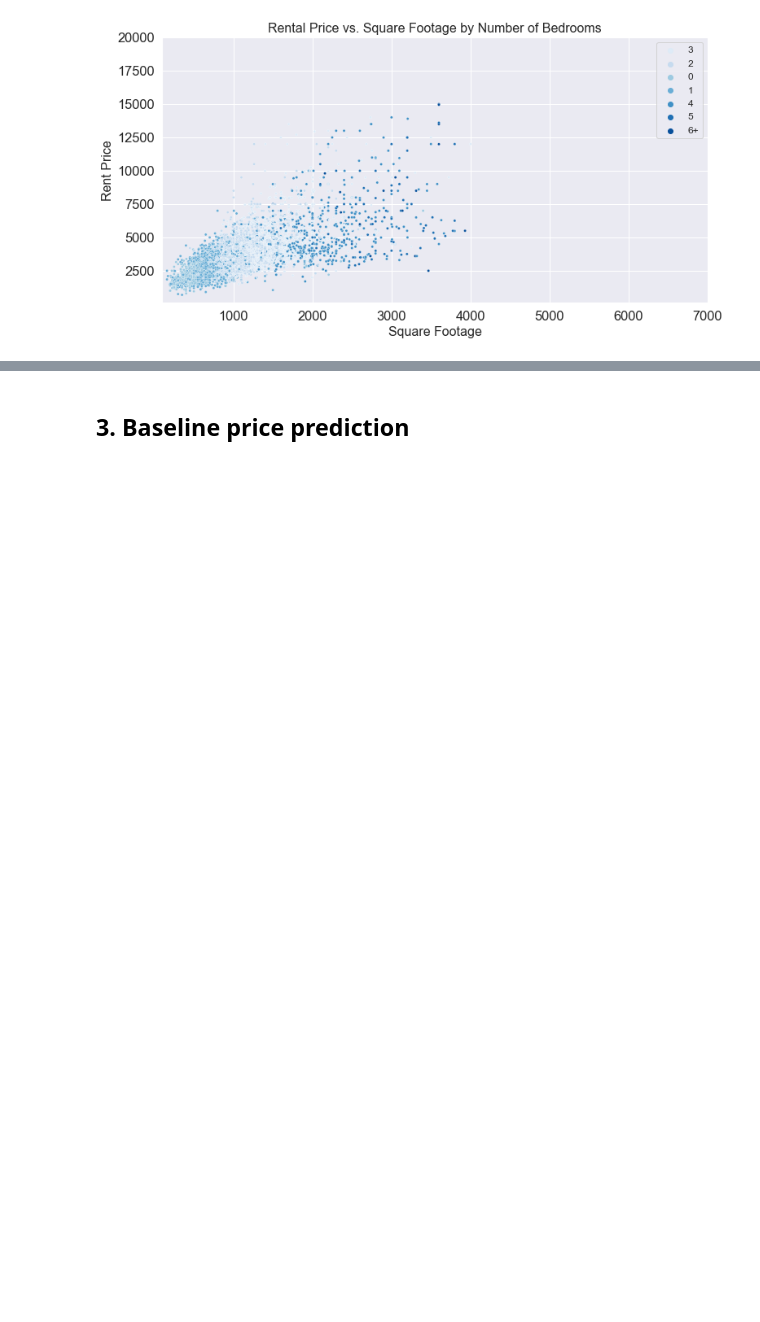
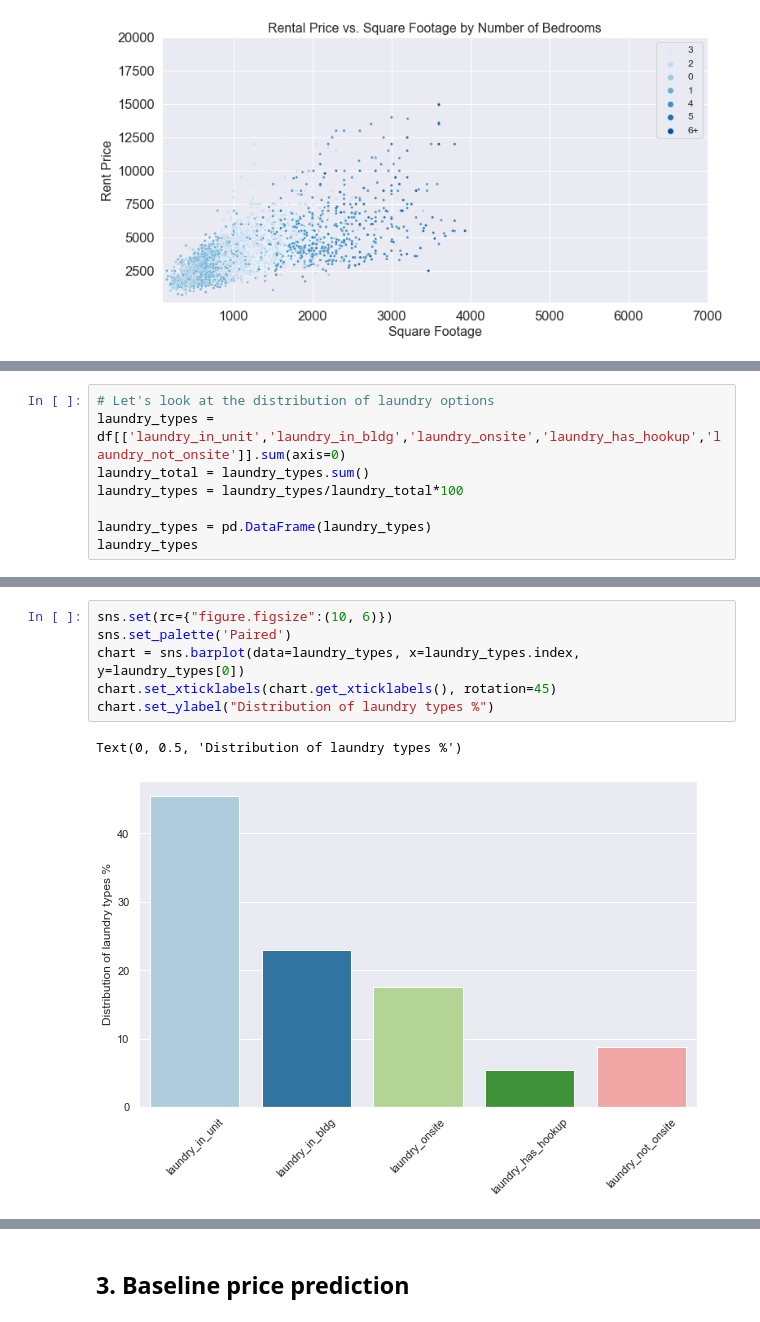
Before and after one commit to melissavhan/Craigslist-Rent-Prediction, a Jupyter notebook: notebooks/Craigslist_EDA.ipynb, the cells around one changed output, grey strips where cells are left out. Saved outputs shown, nothing was run; the diff lists cells and outputs as text; blank space fills up the shorter version.

```diff
--- a/notebooks/Craigslist_EDA.ipynb
+++ b/notebooks/Craigslist_EDA.ipynb
@@ -470,0 +504,8 @@ plt.ylim([100, 20000])
+# %%
+# Let's look at the distribution of laundry options
+laundry_types = df[['laundry_in_unit','laundry_in_bldg','laundry_onsite','laundry_has_hookup','laundry_not_onsite']].sum(axis=0)
+laundry_total = laundry_types.sum()
+laundry_types = laundry_types/laundry_total*100
+
+laundry_types = pd.DataFrame(laundry_types)
+laundry_types
@@ -470,0 +519,9 @@ plt.ylim([100, 20000])
+# %%
+sns.set(rc={"figure.figsize":(10, 6)})
+sns.set_palette('Paired')
+chart = sns.barplot(data=laundry_types, x=laundry_types.index, y=laundry_types[0])
+chart.set_xticklabels(chart.get_xticklabels(), rotation=45)
+chart.set_ylabel("Distribution of laundry types %")
+# %% [output]
+Text(0, 0.5, 'Distribution of laundry types %')
+[figure, added]
```
Also changed, not shown: parts of 19 cells of this notebook.
